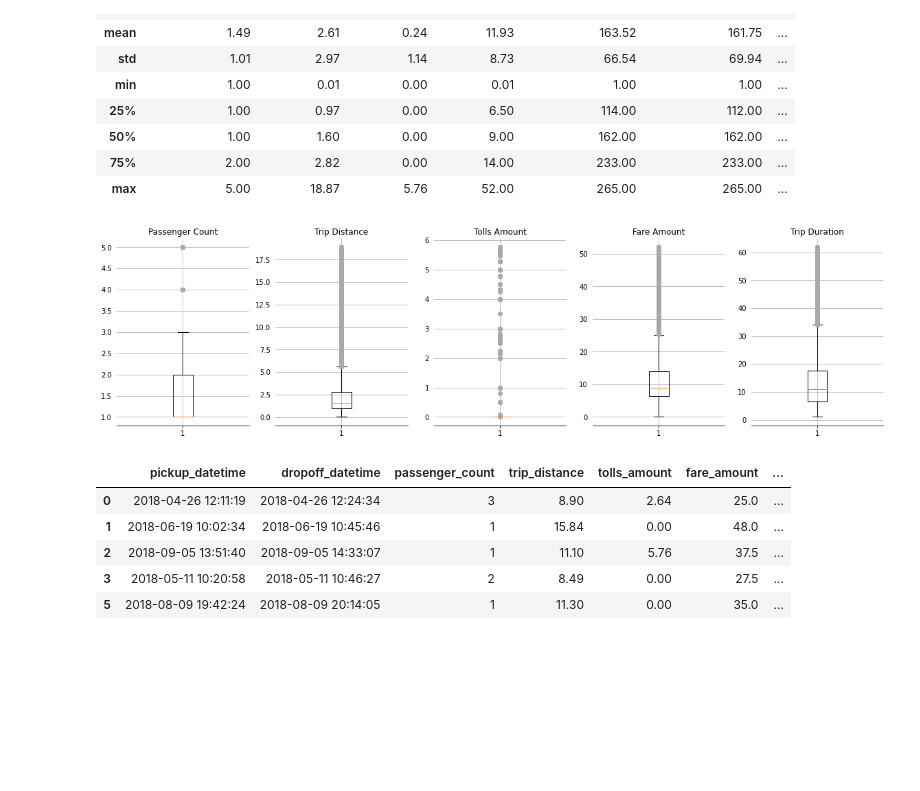
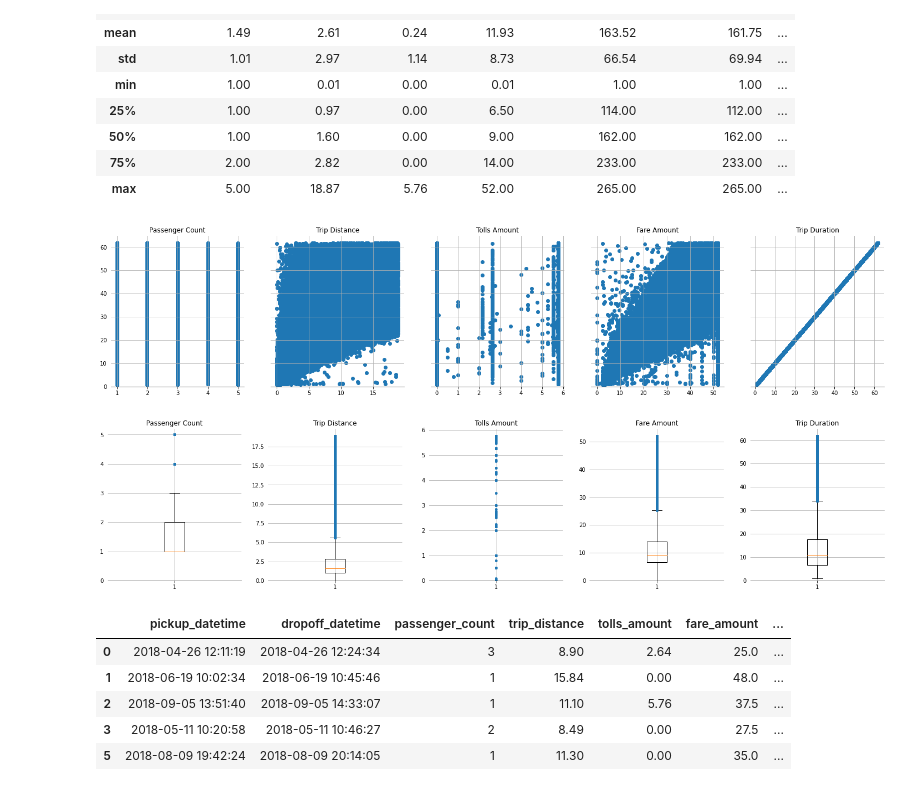
Before and after one commit to strickert/EPFL_ML, a Jupyter notebook: 01-data_preparation_II.ipynb, the cells around one changed output. Cells and saved outputs as stored; diff of their text form; code cells hidden in the pictures; blank space fills up the shorter version.

Commit message:
Added plots to data preparation II

```diff
--- a/01-data_preparation_II.ipynb
+++ b/01-data_preparation_II.ipynb
@@ -73,18 +70,22 @@ zones_df = pd.read_pickle(r'data\processed\zones.pickle')
 ***
 ## Functions import
 # %%
-# Display individual boxplot for selected columns
-def plot_boxplot(data, columns, colnames, figsize, ncols=1, nrows=1):
-    # Creat a figure with four columns and one row5
-    _, axes = plt.subplots(nrows=nrows, ncols=ncols, figsize=figsize)
+# Define a function that display individual boxplot of selected numerical columns
+def plot_boxplot(data, columns, colnames, ncols=1, nrows=1):
+    # Create a figure with n columns and rows
+    _, axes = plt.subplots(nrows=nrows, ncols=ncols, figsize=(ncols*5, nrows*5))
+
+    # Define the fliers props
+    flierprops = dict(markerfacecolor='C0', markersize=5, markeredgecolor='none')
 
     # Generate the plots
-    for ax, col, colname in zip(axes, columns, colnames):
-        ax.boxplot(data[col], sym='darkgrey')
+    for ax, col, colname in zip(axes.ravel(), columns, colnames):
+        ax.boxplot(data[col], flierprops=flierprops)
         ax.spines['top'].set_visible(False)
         ax.spines['right'].set_visible(False)
         ax.spines['left'].set_visible(False)
         ax.yaxis.set_ticks_position('none')
+        ax.set_ylim(0)
         ax.set_title(colname)
         ax.grid()
 
@@ -379,18 +406,18 @@ outliers_distribution(records_df, records_cols, perc_statistics, perc_99)
 # %%
 # Discards records with passenger counts above the 95 percentile and below or equal to 0
-records_df = records_df.loc[(records_df['passenger_count'] <= df_percentils['passenger_count'].iloc[1]) & (records_df['passenger_count'] > 0)]
+records_df = records_df.loc[(records_df['passenger_count'] <= percentiles_df['passenger_count'].iloc[1]) & (records_df['passenger_count'] > 0)]
 
-# Discards records with toll amounts above the 99 percentile and below or equal to 0
-records_df = records_df.loc[(records_df['trip_distance'] <= df_percentils['trip_distance'].iloc[2]) & (records_df['trip_distance'] > 0)]
+# Discards records with toll amounts above the 99th percentile and below or equal to 0
+records_df = records_df.loc[(records_df['trip_distance'] <= percentiles_df['trip_distance'].iloc[2]) & (records_df['trip_distance'] > 0)]
 
-# Discards records with tolls amounts above the 99 percentile and below 0
-records_df = records_df.loc[(records_df['tolls_amount'] <= df_percentils['tolls_amount'].iloc[2]) & (records_df['trip_distance'] >= 0)]
+# Discards records with tolls amounts above the 99th percentile and below 0
+records_df = records_df.loc[(records_df['tolls_amount'] <= percentiles_df['tolls_amount'].iloc[2]) & (records_df['trip_distance'] >= 0)]
 
-# Discards records with fare amounts above the 99 percentile and below 0
-records_df = records_df.loc[(records_df['fare_amount'] <= df_percentils['fare_amount'].iloc[2]) & (records_df['fare_amount'] > 0)]
+# Discards records with fare amounts above the 99th percentile and below 0
+records_df = records_df.loc[(records_df['fare_amount'] <= percentiles_df['fare_amount'].iloc[2]) & (records_df['fare_amount'] > 0)]
 
 # Discards records with trip duration above the 99 percentile and below 1
-records_df = records_df.loc[(records_df['trip_duration'] <= df_percentils['trip_duration'].iloc[2]) & (records_df['trip_duration'] > 1)]
+records_df = records_df.loc[(records_df['trip_duration'] <= percentiles_df['trip_duration'].iloc[2]) & (records_df['trip_duration'] > 1)]
 
 # Display some descriptive statistics
 records_df.describe().round(2)
@@ -404,8 +431,13 @@ records_df.describe().round(2)
 | 50% | 1.00 | 1.60 | 0.00 | 9.00 | 162.00 | 162.00 | ... |
 | 75% | 2.00 | 2.82 | 0.00 | 14.00 | 233.00 | 233.00 | ... |
 | max | 5.00 | 18.87 | 5.76 | 52.00 | 265.00 | 265.00 | ... |
+# %%
+# Display scatterplots of numerical columns
+plot_scatter(records_df, num_cols, records_colnames,'trip_duration', ncols=len(num_cols))
+# %% [output]
+[figure, added]
 # %%
-# Display boxplot of the data frame numerical columns
-plot_boxplot(records_df, records_cols, records_colnames, figsize=(20, 5), ncols=len(records_cols))
+# Display boxplots of numerical columns
+plot_boxplot(records_df, num_cols, records_colnames, ncols=len(num_cols))
 # %% [output]
-[figure, old version]
+[figure, new version]
```
Also changed, not shown: parts of 27 cells of this notebook.
